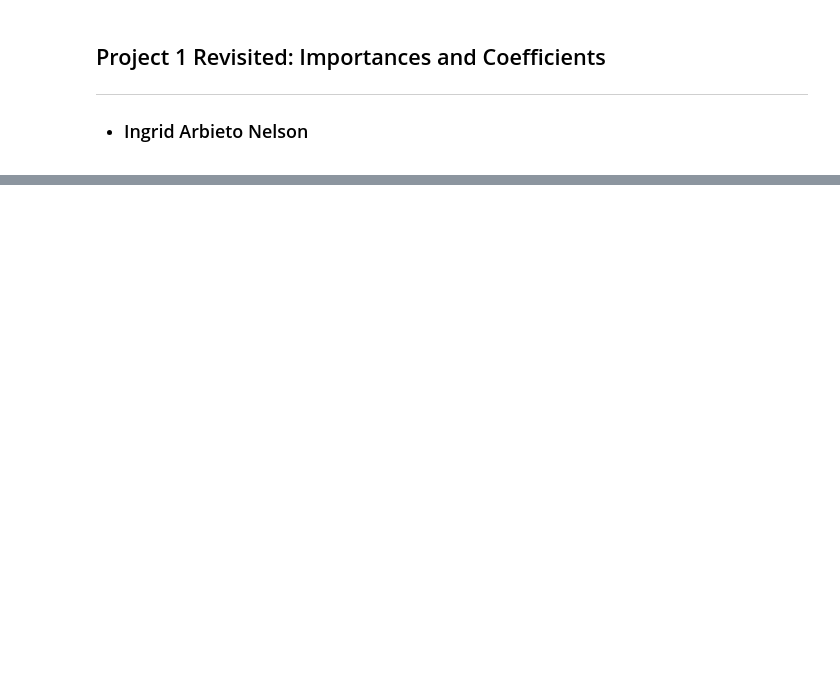
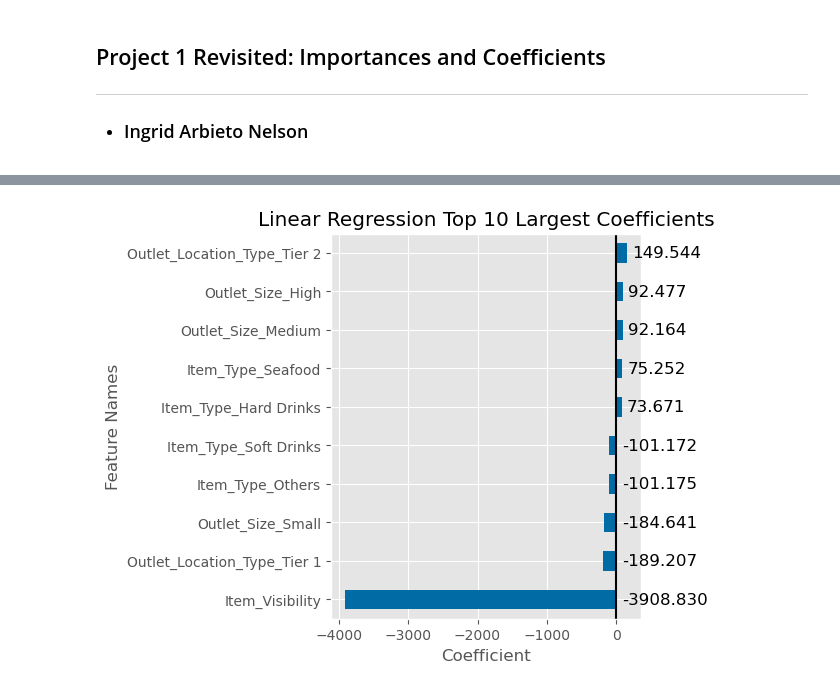
Before and after one commit to iarbietonilsson/Project-1-Revisited, a Jupyter notebook: Project 1 Revisited.ipynb, the cells around one changed output, grey strips where cells are left out. Drawn from its saved outputs; the diff is of its cells as text; code cells hidden in the pictures; blank space fills up the shorter version.

```diff
--- a/Project 1 Revisited.ipynb
+++ b/Project 1 Revisited.ipynb
@@ -48,0 +320,16 @@ Insert your exported figures from above into your README file. You should have t
+# %%
+## make pipelines for categorical vs numeric data
+cat_sel = make_column_selector(dtype_include='object')
+impute_most_freq = SimpleImputer(strategy='most_frequent')
+encoder = OneHotEncoder(handle_unknown='ignore',sparse=False)
+cat_pipe = make_pipeline(impute_most_freq,encoder)
+
+num_sel = make_column_selector(dtype_include='number')
+num_pipe = make_pipeline(SimpleImputer(strategy='mean'))
+
+
+## make the preprocessing column transformer with verbose_feature_names_out=False
+preprocessor = make_column_transformer((num_pipe, num_sel),
+                                       (cat_pipe,cat_sel),
+                                      verbose_feature_names_out=False)
+preprocessor
@@ -48,0 +349,8 @@ Insert your exported figures from above into your README file. You should have t
+# %%
+## fit column transformer and run get_feature_names_out
+preprocessor.fit(X_train)
+feature_names = preprocessor.get_feature_names_out()
+
+X_train_df = pd.DataFrame(preprocessor.transform(X_train),
+                          columns = feature_names, index = X_train.index)
+X_train_df.head(3)
@@ -48,0 +375,5 @@ Insert your exported figures from above into your README file. You should have t
+# %%
+linreg = LinearRegression()
+linreg.fit(X_train_df,y_train)
+print('Linear Regression:')
+evaluate_regression(linreg, X_train_df, y_train, X_test_df, y_test)
@@ -48,0 +384,3 @@ Insert your exported figures from above into your README file. You should have t
+# %%
+coeffs = get_coeffs_linreg(linreg)
+coeffs
@@ -48,0 +423,5 @@ Insert your exported figures from above into your README file. You should have t
+# %%
+plot_coeffs(coeffs, top_n=10, annotate=True, modelname='Linear Regression');
+plt.savefig('Data/linreg_coeff.png', pad_inches = 1)
+# %% [output]
+[figure, added]
```
Also changed, not shown: parts of 40 cells of this notebook, 4 other files.
